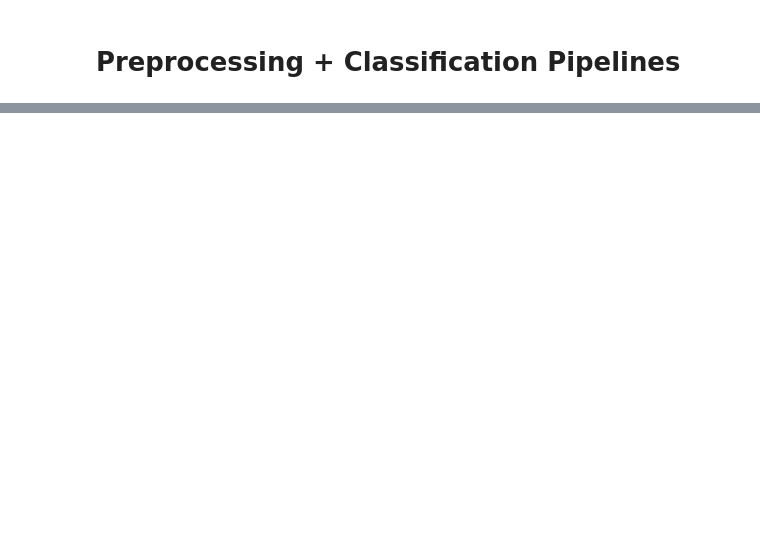
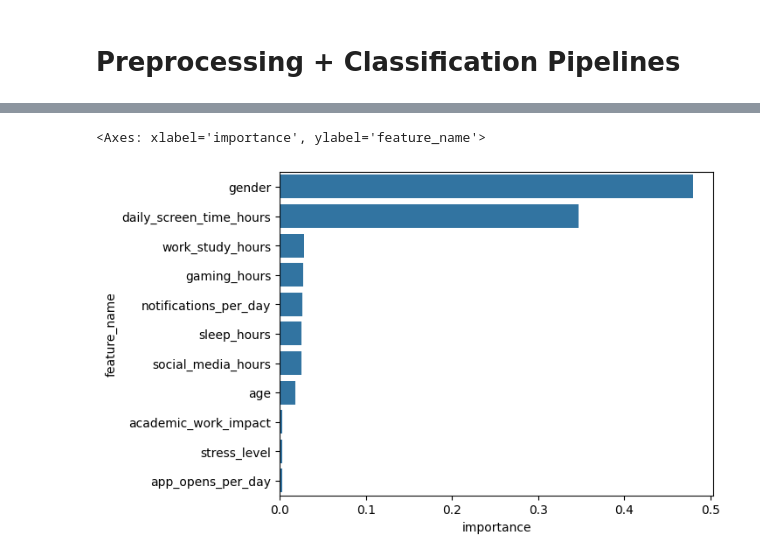
Before and after one commit to m3ll0c/data-science, a Jupyter notebook: PEL309-Paper_Experiments.ipynb, the cells around one changed output, grey strips where cells are left out. Drawn from its saved outputs; the diff is of its cells as text; code cells hidden in the pictures; blank space fills up the shorter version.

```diff
--- a/PEL309-Paper_Experiments.ipynb
+++ b/PEL309-Paper_Experiments.ipynb
@@ -260,3 +260,12 @@ results_df
+# %%
+df_importance = pd.DataFrame([{"feature_name": name, "importance": imp} for imp, name in zip(results[2]["clf"]["classifier"].feature_importances_, X_train.columns)])
+# %%
+df_importance = df_importance.sort_values(by="importance", ascending=False)
+# %%
+sns.barplot(data=df_importance, x="importance", y="feature_name")
+# %% [output]
+<Axes: xlabel='importance', ylabel='feature_name'>
+[figure, added]
 # %%
 from sklearn.metrics import ConfusionMatrixDisplay
 from matplotlib import pyplot as plt
```
Also changed, not shown: parts of 13 cells of this notebook, 6 other files.
